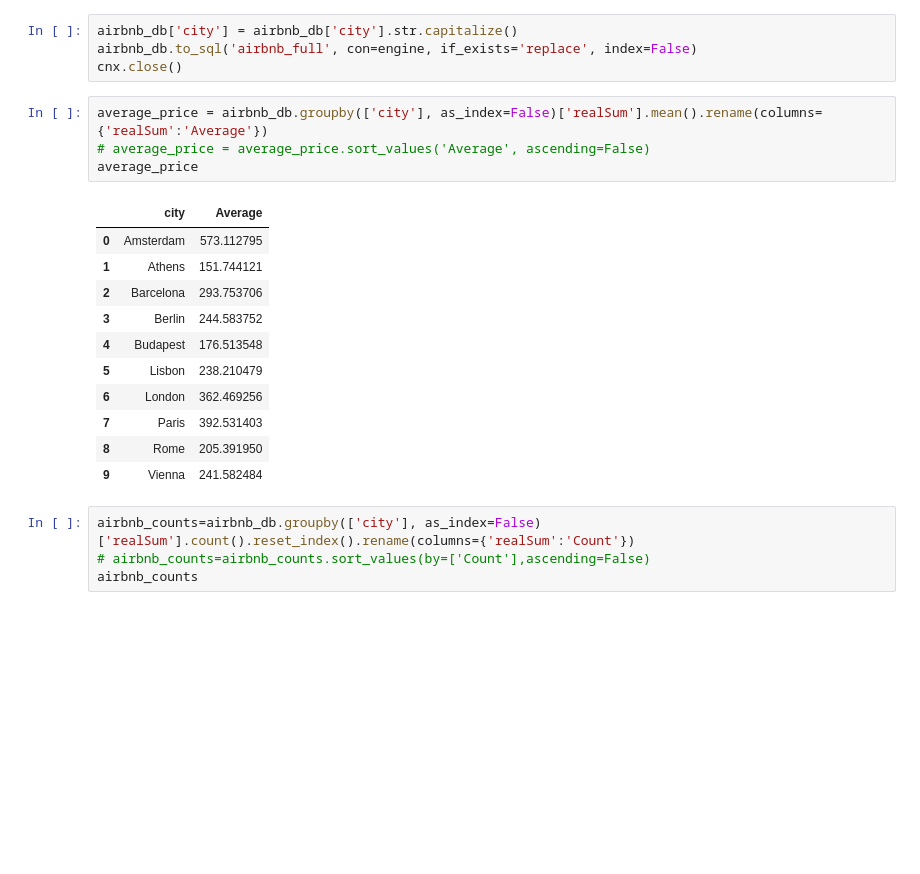
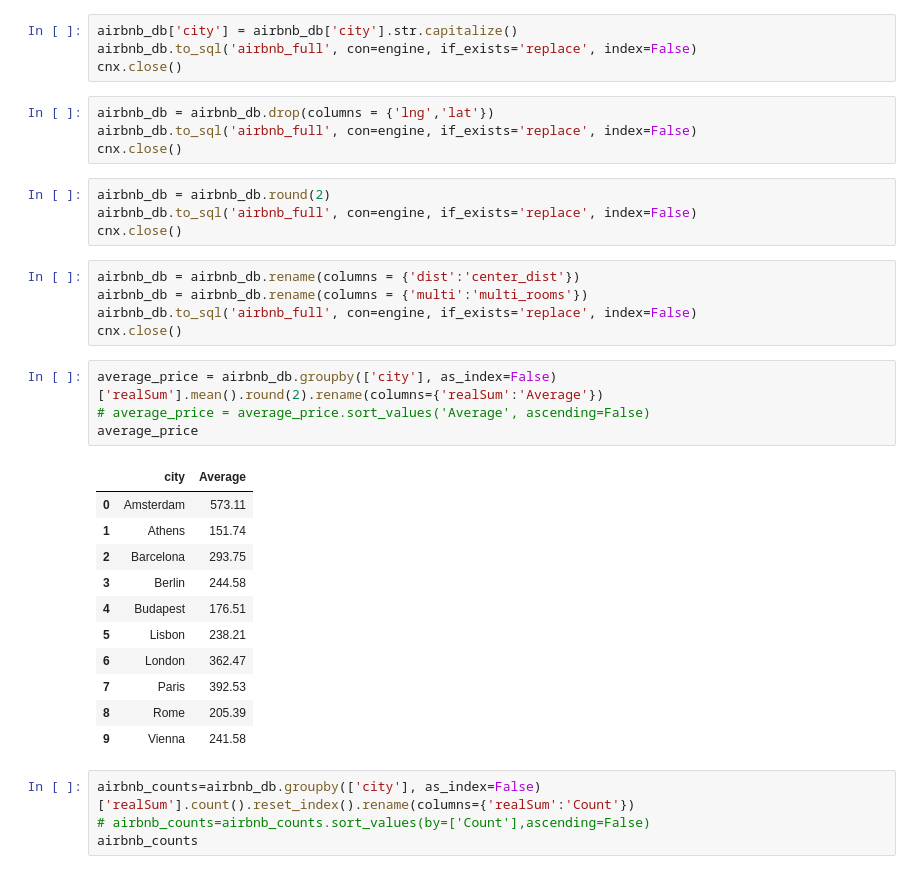
Before and after one commit to IngaGS/SheGoesTech_FinalProject, a Jupyter notebook: Airbnb data analysis(3).ipynb, the cells around one changed output. Drawn from its saved outputs; the diff is of its cells as text; blank space fills up the shorter version.

```diff
--- a/Airbnb data analysis(3).ipynb
+++ b/Airbnb data analysis(3).ipynb
@@ -143,22 +131,35 @@ airbnb_db.describe()
 airbnb_db['city'] = airbnb_db['city'].str.capitalize()
 airbnb_db.to_sql('airbnb_full', con=engine, if_exists='replace', index=False)
 cnx.close()
+# %%
+airbnb_db = airbnb_db.drop(columns = {'lng','lat'})
+airbnb_db.to_sql('airbnb_full', con=engine, if_exists='replace', index=False)
+cnx.close()
+# %%
+airbnb_db = airbnb_db.round(2)
+airbnb_db.to_sql('airbnb_full', con=engine, if_exists='replace', index=False)
+cnx.close()
+# %%
+airbnb_db = airbnb_db.rename(columns = {'dist':'center_dist'})
+airbnb_db = airbnb_db.rename(columns = {'multi':'multi_rooms'})
+airbnb_db.to_sql('airbnb_full', con=engine, if_exists='replace', index=False)
+cnx.close()
 # %%
-average_price = airbnb_db.groupby(['city'], as_index=False)['realSum'].mean().rename(columns={'realSum':'Average'})
+average_price = airbnb_db.groupby(['city'], as_index=False)['realSum'].mean().round(2).rename(columns={'realSum':'Average'})
 # average_price = average_price.sort_values('Average', ascending=False)
 average_price
 # %% [output]
 |  | city | Average |
-| 0 | Amsterdam | 573.112795 |
-| 1 | Athens | 151.744121 |
-| 2 | Barcelona | 293.753706 |
-| 3 | Berlin | 244.583752 |
-| 4 | Budapest | 176.513548 |
-| 5 | Lisbon | 238.210479 |
-| 6 | London | 362.469256 |
-| 7 | Paris | 392.531403 |
-| 8 | Rome | 205.391950 |
-| 9 | Vienna | 241.582484 |
+| 0 | Amsterdam | 573.11 |
+| 1 | Athens | 151.74 |
+| 2 | Barcelona | 293.75 |
+| 3 | Berlin | 244.58 |
+| 4 | Budapest | 176.51 |
+| 5 | Lisbon | 238.21 |
+| 6 | London | 362.47 |
+| 7 | Paris | 392.53 |
+| 8 | Rome | 205.39 |
+| 9 | Vienna | 241.58 |
 # %%
 airbnb_counts=airbnb_db.groupby(['city'], as_index=False)['realSum'].count().reset_index().rename(columns={'realSum':'Count'})
 # airbnb_counts=airbnb_counts.sort_values(by=['Count'],ascending=False)
```
Also changed, not shown: parts of 14 cells of this notebook, 21 other files.
